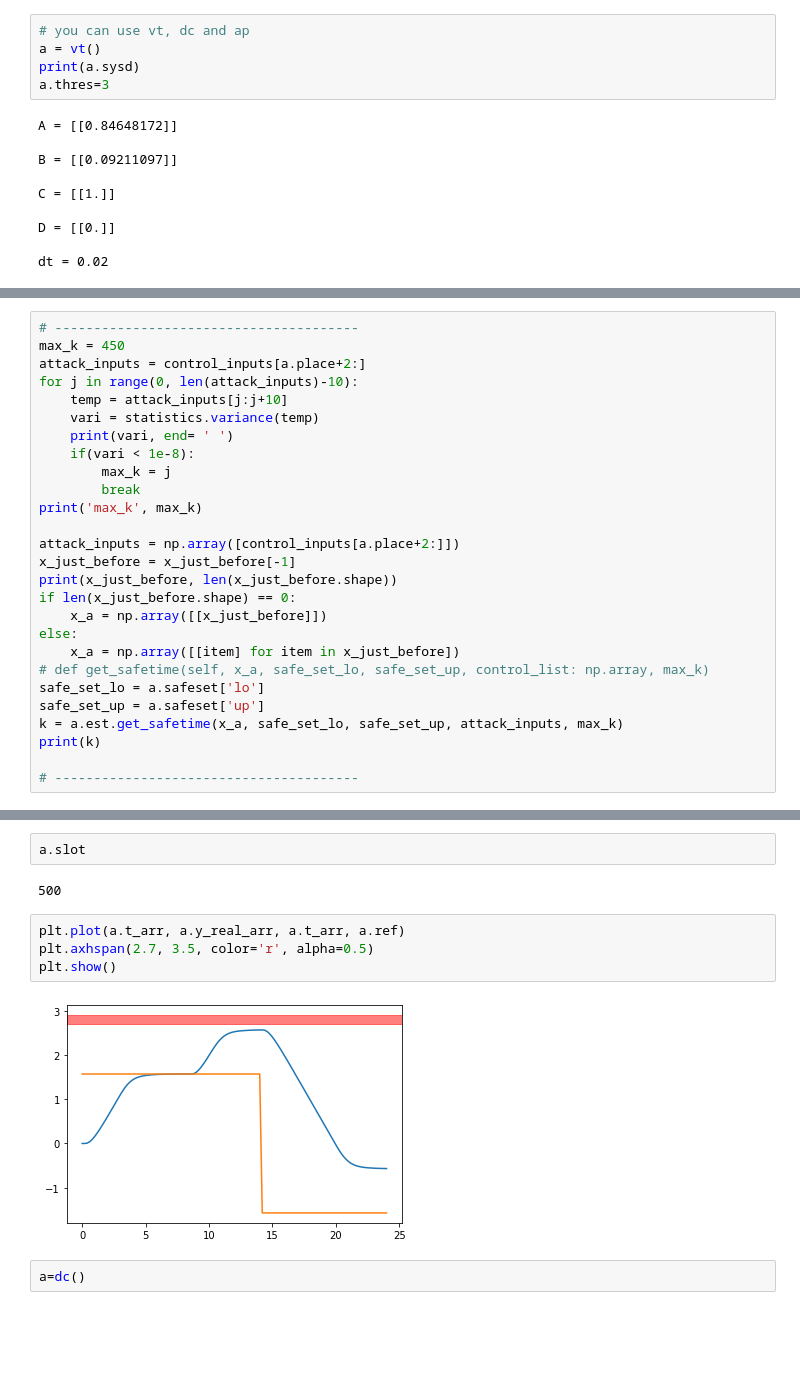
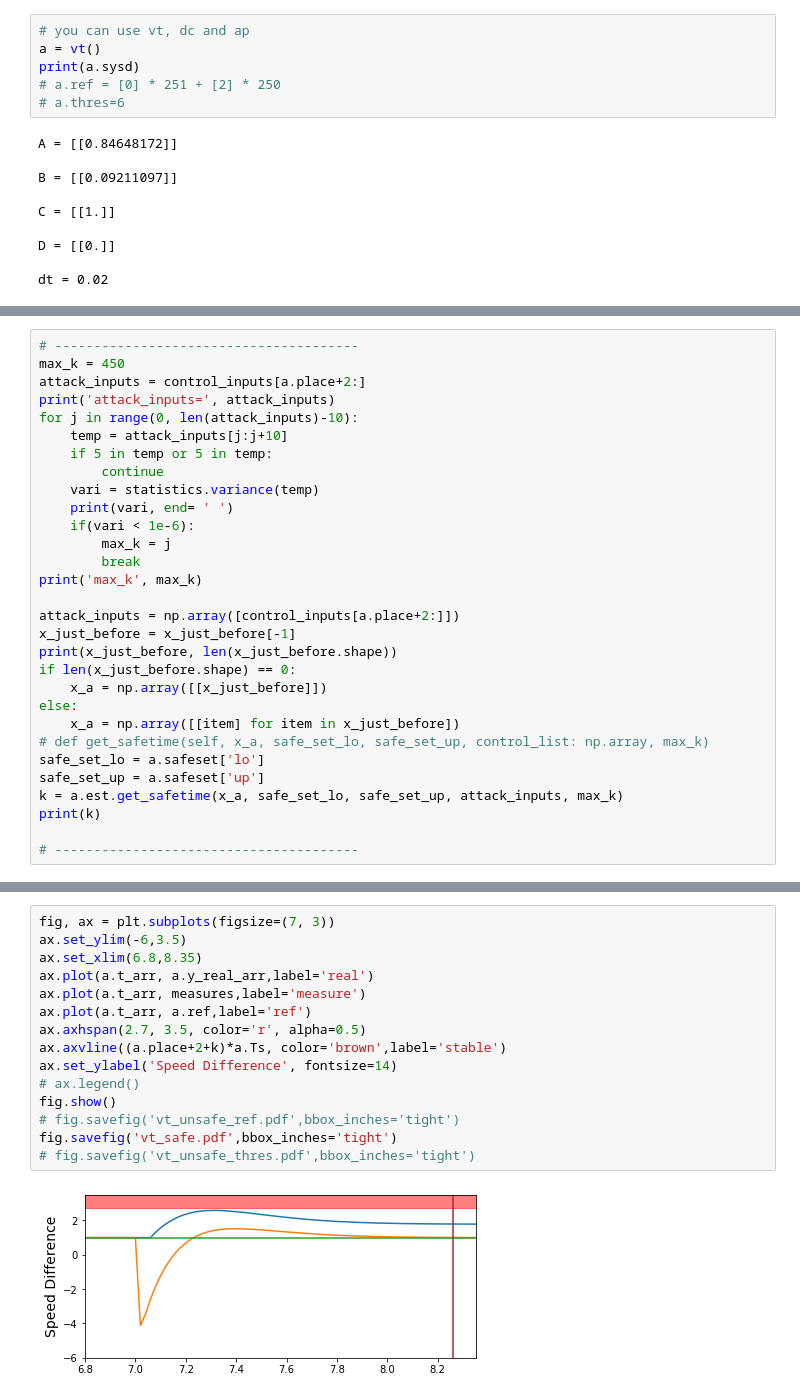
Before and after one commit to CPSEC/Emsoft, a Jupyter notebook: demo_new.ipynb, the cells around one changed output, grey strips where cells are left out. Drawn from its saved outputs; the diff is of its cells as text; blank space fills up the shorter version.

```diff
--- a/demo_new.ipynb
+++ b/demo_new.ipynb
@@ -11,7 +11,8 @@ import statistics
 # you can use vt, dc and ap
 a = vt()
 print(a.sysd)
-a.thres=3
+# a.ref = [0] * 251 + [2] * 250
+# a.thres=6
 # %% [output]
 A = [[0.84648172]]
 
@@ -86,11 +76,14 @@ plt.show()
 # ---------------------------------------
 max_k = 450
 attack_inputs = control_inputs[a.place+2:]
+print('attack_inputs=', attack_inputs)
 for j in range(0, len(attack_inputs)-10):
     temp = attack_inputs[j:j+10]
+    if 5 in temp or 5 in temp:
+        continue
     vari = statistics.variance(temp)
     print(vari, end= ' ')
-    if(vari < 1e-8):
+    if(vari < 1e-6):
         max_k = j
         break
 print('max_k', max_k)
@@ -130,12 +123,17 @@ i= 69 x_lo= [[1.78340659]]  x_up= [[1.78340789]]
-# %%
-a.slot
-# %% [output]
-500
-# %%
-plt.plot(a.t_arr, a.y_real_arr, a.t_arr, a.ref)
-plt.axhspan(2.7, 3.5, color='r', alpha=0.5)
-plt.show()
-# %% [output]
-[figure, removed]
-# %%
-a=dc()
+# %%
+fig, ax = plt.subplots(figsize=(7, 3))
+ax.set_ylim(-6,3.5)
+ax.set_xlim(6.8,8.35)
+ax.plot(a.t_arr, a.y_real_arr,label='real')
+ax.plot(a.t_arr, measures,label='measure')
+ax.plot(a.t_arr, a.ref,label='ref')
+ax.axhspan(2.7, 3.5, color='r', alpha=0.5)
+ax.axvline((a.place+2+k)*a.Ts, color='brown',label='stable')
+ax.set_ylabel('Speed Difference', fontsize=14)
+# ax.legend()
+fig.show()
+# fig.savefig('vt_unsafe_ref.pdf',bbox_inches='tight')
+fig.savefig('vt_safe.pdf',bbox_inches='tight')
+# fig.savefig('vt_unsafe_thres.pdf',bbox_inches='tight')
+# %% [output]
+[figure, added]
```
Also changed, not shown: parts of 8 cells of this notebook.
